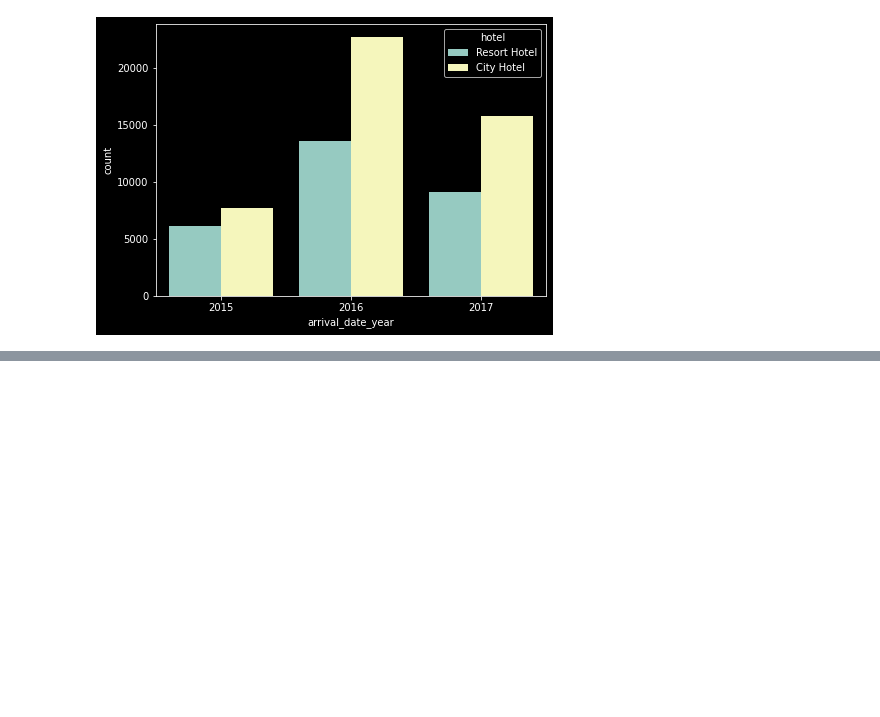
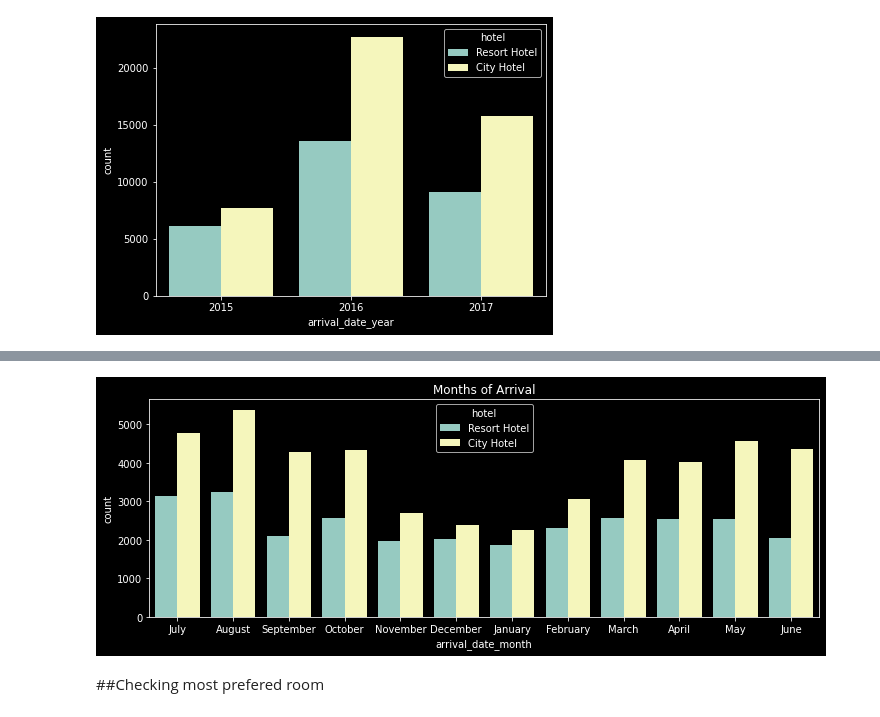
Before and after one commit to dhiru-c/CAPSTONE_PROJECT-HOTEL-BOOKING-ANALYSIS, a Jupyter notebook: Hotel_Booking_Analysis_Capstone_Project.ipynb, the cells around one changed output, grey strips where cells are left out. Cells and saved outputs as stored; diff of their text form; code cells hidden in the pictures; blank space fills up the shorter version.

```diff
--- a/Hotel_Booking_Analysis_Capstone_Project.ipynb
+++ b/Hotel_Booking_Analysis_Capstone_Project.ipynb
@@ -388,0 +445,9 @@ sns.countplot(x='arrival_date_year', hue='hotel',  data=confirm_booking_df);
+# %%
+plt.figure(figsize=(12,4))
+sns.countplot(x='arrival_date_month', hue = 'hotel', data= df_not_cancelled)
+plt.title('Months of Arrival')
+plt.show()
+# %% [output]
+[figure, added]
+# %% [markdown]
+##Checking most prefered room
```
Also changed, not shown: parts of 20 cells of this notebook.
